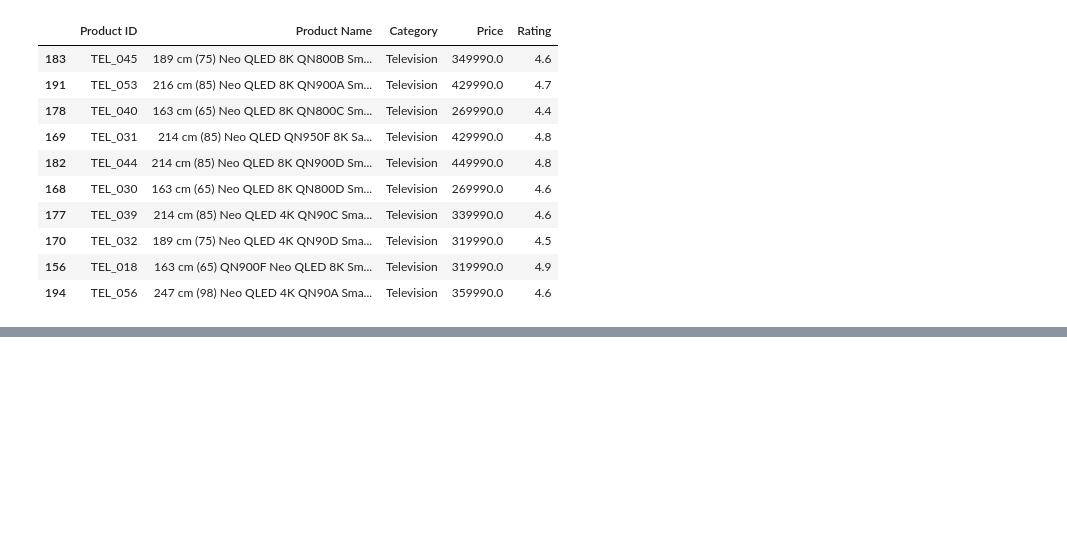
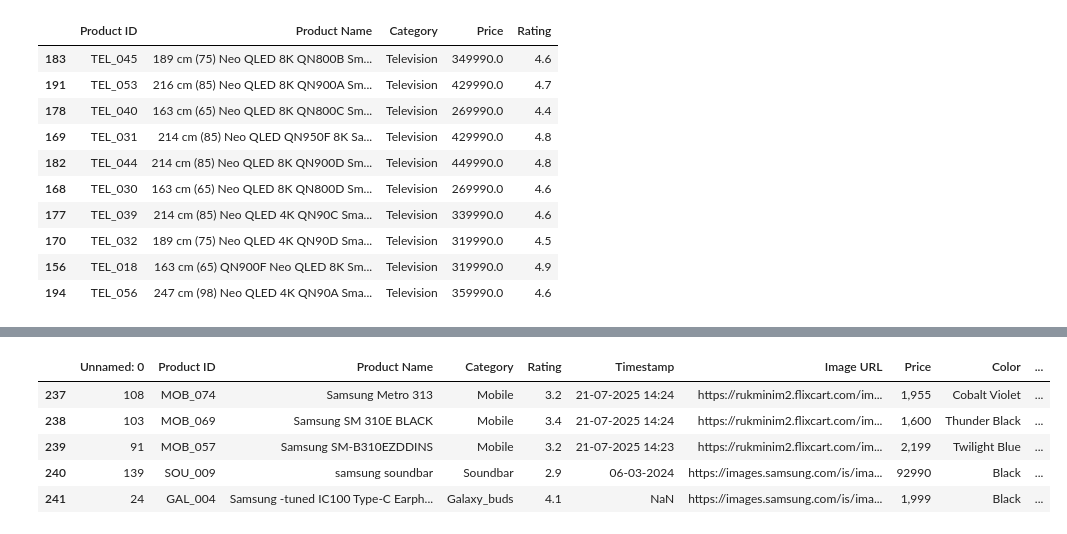
Before and after one commit to snehm-2005/SIC_CapstoneAIMLProject, a Jupyter notebook: SIC_Capstone.ipynb, the cells around one changed output, grey strips where cells are left out. Drawn from its saved outputs; the diff is of its cells as text; code cells hidden in the pictures; blank space fills up the shorter version.

```diff
--- a/SIC_Capstone.ipynb
+++ b/SIC_Capstone.ipynb
@@ -400,0 +414,11 @@ recommender.recommend("TEL_050", top_k=10)
+# %%
+df3=pd.read_csv('Review_samsung _imagecorrect.csv')
+# %%
+df3.tail()
+# %% [output]
+|  | Unnamed: 0 | Product ID | Product Name | Category | Rating | Timestamp | Image URL | Price | Color | ... |
+| 237 | 108 | MOB_074 | Samsung Metro 313 | Mobile | 3.2 | 21-07-2025 14:24 | https://rukminim2.flixcart.com/im... | 1,955 | Cobalt Violet | ... |
+| 238 | 103 | MOB_069 | Samsung SM 310E BLACK | Mobile | 3.4 | 21-07-2025 14:24 | https://rukminim2.flixcart.com/im... | 1,600 | Thunder Black | ... |
+| 239 | 91 | MOB_057 | Samsung SM-B310EZDDINS | Mobile | 3.2 | 21-07-2025 14:23 | https://rukminim2.flixcart.com/im... | 2,199 | Twilight Blue | ... |
+| 240 | 139 | SOU_009 | samsung soundbar | Soundbar | 2.9 | 06-03-2024 | https://images.samsung.com/is/ima... | 92990 | Black | ... |
+| 241 | 24 | GAL_004 | Samsung -tuned IC100 Type-C Earph... | Galaxy_buds | 4.1 | NaN | https://images.samsung.com/is/ima... | 1,999 | Black | ... |
```
Also changed, not shown: parts of 7 cells of this notebook, 1 other file.
